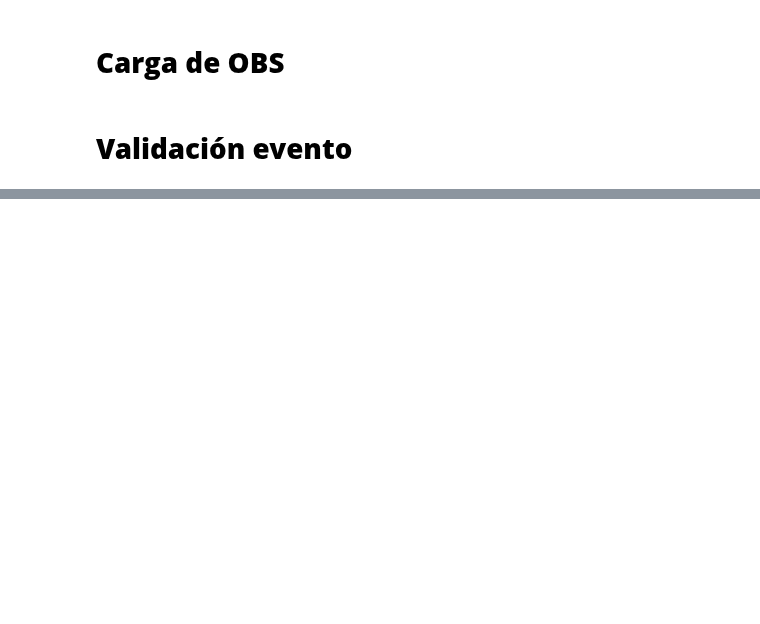
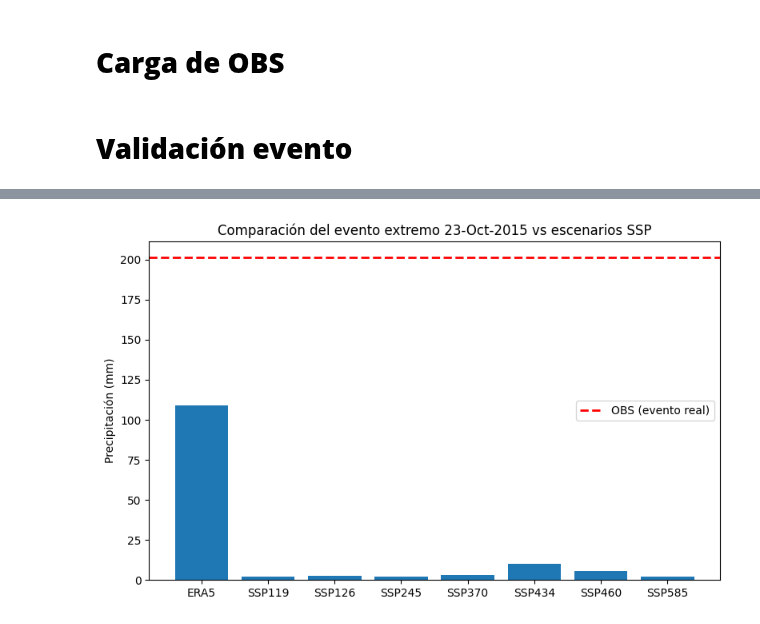
Before and after one commit to RenteriaRaul/Doctorado-DCAG, a Jupyter notebook: notebooks/sustax/03_sustax_event_analysis_2015.ipynb, the cells around one changed output, grey strips where cells are left out. Drawn from its saved outputs; the diff is of its cells as text; code cells hidden in the pictures; blank space fills up the shorter version.

Commit message:
Creación de gráficas para mas visual

```diff
--- a/notebooks/sustax/03_sustax_event_analysis_2015.ipynb
+++ b/notebooks/sustax/03_sustax_event_analysis_2015.ipynb
@@ -97,3 +97,32 @@ display(df_validation.head())
 | 2 | Sustax_ Manzanillo_LosReyesTotal | SSP245 | 240.042857 | 201.392467 | NaN | NaN | 0.275105 | ... |
 | 3 | Sustax_ Manzanillo_LosReyesTotal | SSP370 | 240.042857 | 201.392467 | NaN | NaN | 0.712683 | ... |
 | 4 | Sustax_ Manzanillo_LosReyesTotal | SSP434 | 240.042857 | 201.392467 | NaN | NaN | 10.515098 | ... |
+# %%
+import matplotlib.pyplot as plt
+
+# filtrar un punto (ejemplo)
+point = "Sustax_MinatitlanTotal"
+df_plot = df_event_scenarios[df_event_scenarios["sustax_total"] == point]
+
+# valores
+scenarios = df_plot["scenario"]
+values = df_plot["event_value_mm"]
+
+# OBS (usa IDW que es más robusto)
+obs_value = 201.39  # ajusta si quieres dinámico
+
+plt.figure(figsize=(8,5))
+
+plt.bar(scenarios, values)
+
+# línea OBS
+plt.axhline(obs_value, color="red", linestyle="--", linewidth=2, label="OBS (evento real)")
+
+plt.ylabel("Precipitación (mm)")
+plt.title("Comparación del evento extremo 23-Oct-2015 vs escenarios SSP")
+plt.legend()
+
+plt.tight_layout()
+plt.show()
+# %% [output]
+[figure, added]
```
Also changed, not shown: parts of 3 cells of this notebook.
